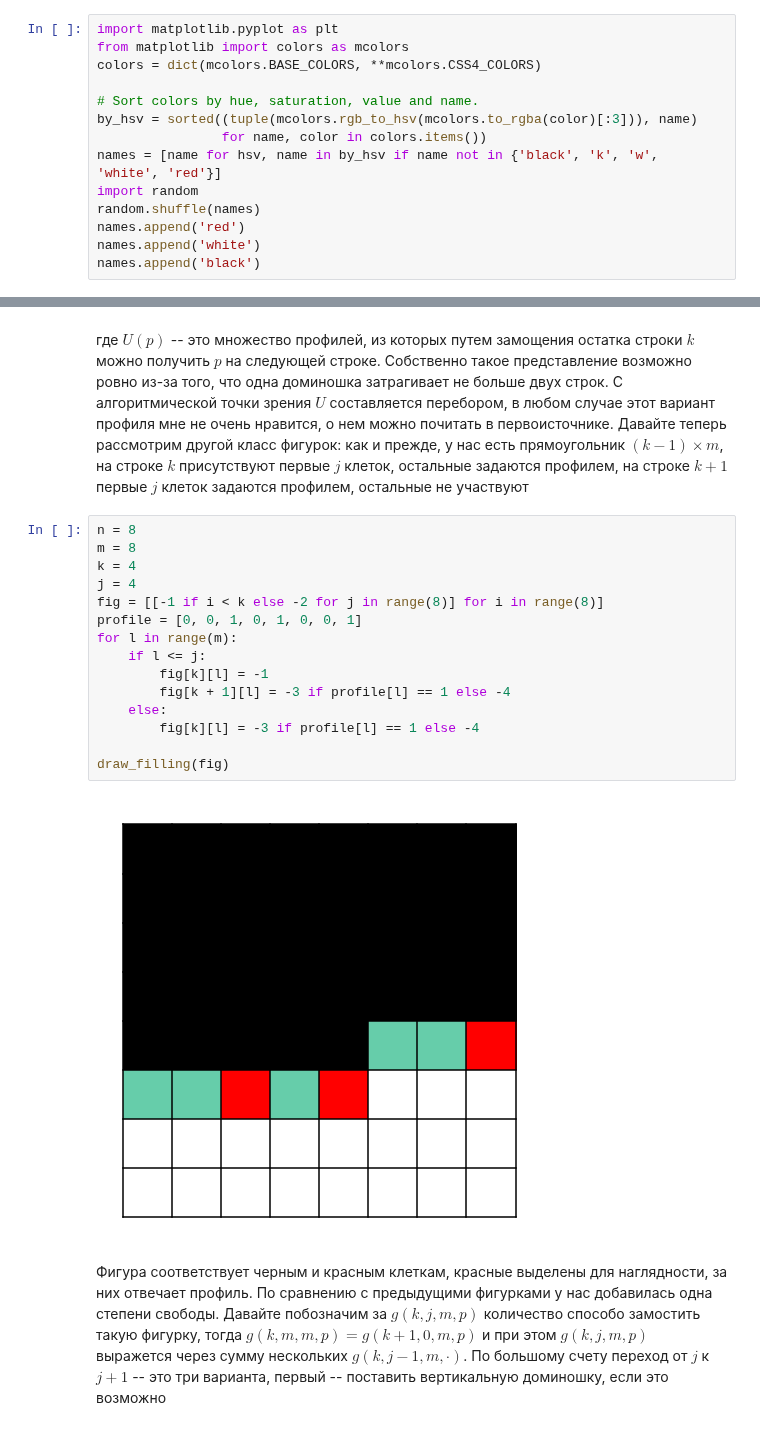
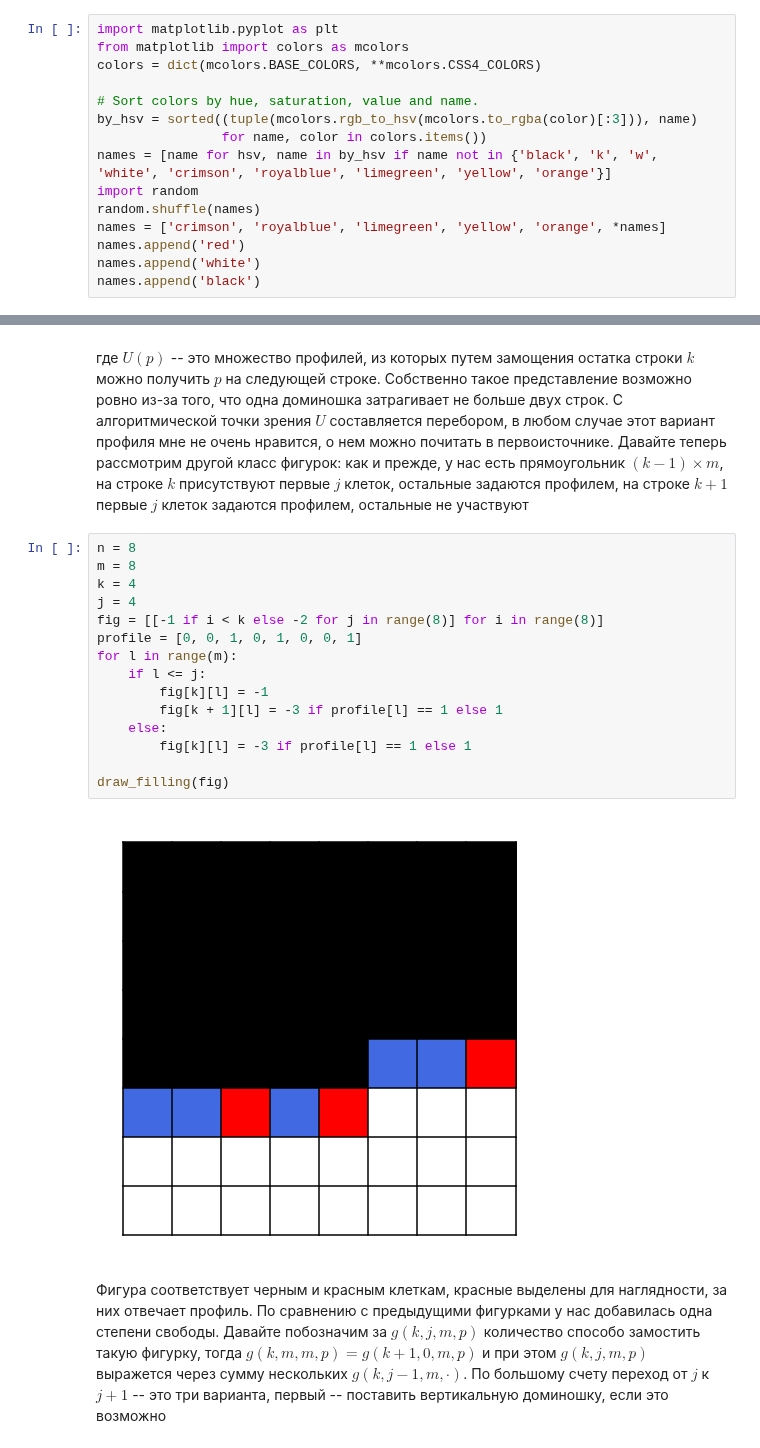
Before and after one commit to Malkovsky/interactive-visualization, a Jupyter notebook: domino_tiling.ipynb, the cells around one changed output, grey strips where cells are left out. Cells and saved outputs as stored; diff of their text form.

```diff
--- a/domino_tiling.ipynb
+++ b/domino_tiling.ipynb
@@ -9,9 +9,10 @@ colors = dict(mcolors.BASE_COLORS, **mcolors.CSS4_COLORS)
 # Sort colors by hue, saturation, value and name.
 by_hsv = sorted((tuple(mcolors.rgb_to_hsv(mcolors.to_rgba(color)[:3])), name)
                 for name, color in colors.items())
-names = [name for hsv, name in by_hsv if name not in {'black', 'k', 'w', 'white', 'red'}]
+names = [name for hsv, name in by_hsv if name not in {'black', 'k', 'w', 'white', 'crimson', 'royalblue', 'limegreen', 'yellow', 'orange'}]
 import random
 random.shuffle(names)
+names = ['crimson', 'royalblue', 'limegreen', 'yellow', 'orange', *names]
 names.append('red')
 names.append('white')
 names.append('black')
@@ -129,20 +130,20 @@ $$
 # %%
 n = 8
 m = 8
 k = 4
 j = 4
 fig = [[-1 if i < k else -2 for j in range(8)] for i in range(8)]
 profile = [0, 0, 1, 0, 1, 0, 0, 1]
 for l in range(m):
     if l <= j:
         fig[k][l] = -1
-        fig[k + 1][l] = -3 if profile[l] == 1 else -4
+        fig[k + 1][l] = -3 if profile[l] == 1 else 1
     else:
-        fig[k][l] = -3 if profile[l] == 1 else -4
+        fig[k][l] = -3 if profile[l] == 1 else 1
 
 draw_filling(fig)
 # %% [output]
-[figure, old version]
+[figure, new version]
 # %% [markdown]
 Фигура соответствует черным и красным клеткам, красные выделены для наглядности, за них отвечает профиль. По сравнению с предыдущими фигурками у нас добавилась одна степени свободы. Давайте побозначим за $g(k, j, m, p)$ количество способо замостить такую фигурку, тогда $g(k, m, m, p)=g(k+1, 0, m, p)$ и при этом $g(k, j, m, p)$ выражется через сумму нескольких $g(k, j - 1, m, \cdot)$. По большому счету переход от $j$ к $j+1$ -- это три варианта, первый -- поставить вертикальную доминошку, если это возможно
 # %%
```
Also changed, not shown: parts of 13 cells of this notebook.
